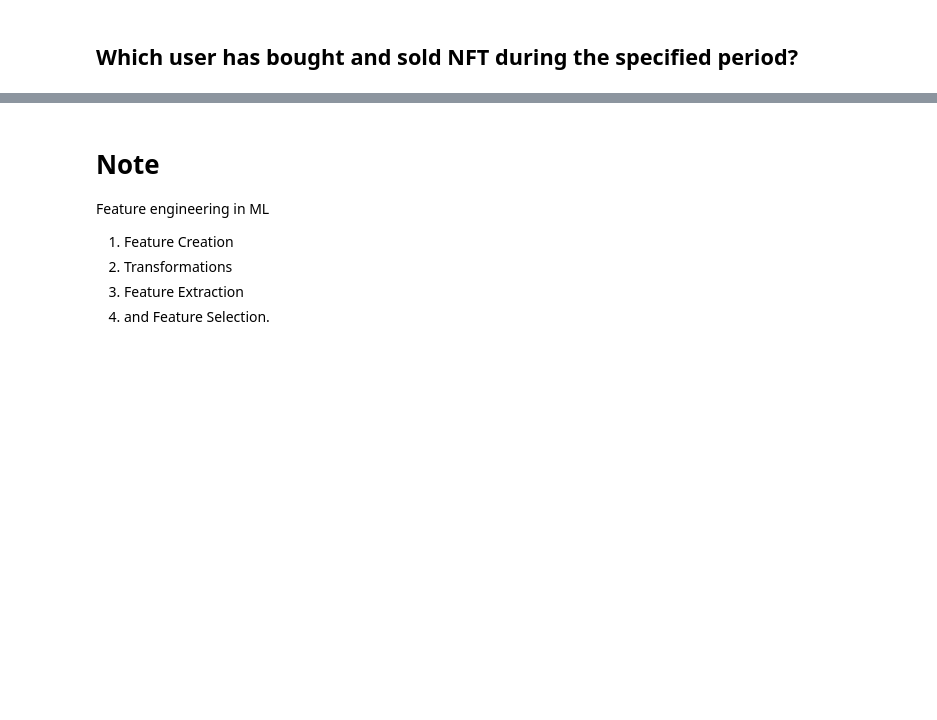
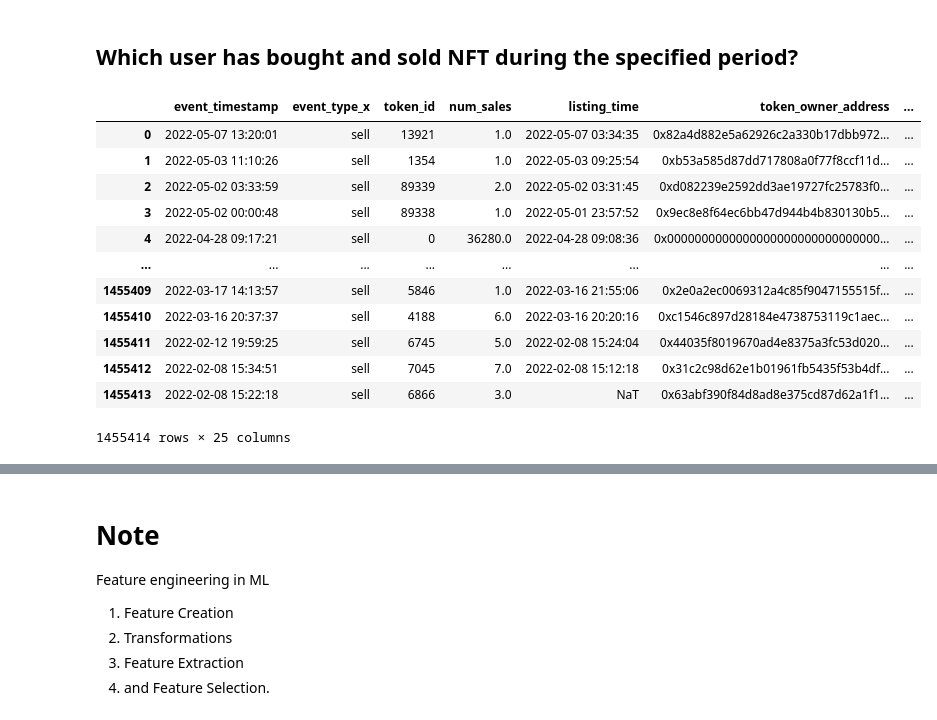
Before and after one commit to Cryptoro-DAO/OpenSea-API-crawler, a Jupyter notebook: Wallets Feature Engineering.ipynb, the cells around one changed output, grey strips where cells are left out. Saved outputs shown, nothing was run; the diff lists cells and outputs as text; code cells hidden in the pictures; blank space fills up the shorter version.

```diff
--- a/Wallets Feature Engineering.ipynb
+++ b/Wallets Feature Engineering.ipynb
@@ -599,5 +707,5 @@ wallets.groupby(["token_seller_address", "event_type"]).sum()
 # %% [markdown]
 ## Which user has bought and sold NFT during the specified period?
 # %%
-x = wallets.groupby("user_account_address")["event_type"].nunique().reset_index()
-x = x[x.event_type > 1].user_account_address.reset_index()
+x = wallets.groupby("token_seller_address")["event_type"].nunique().reset_index()
+x = x[x.event_type > 1]
@@ -607 +712,17 @@ z.groupby(["user_account_address", "event_type"]).sum().reset_index().sort_value
+# %%
+wallets.merge(x, on="token_seller_address")
+# %% [output]
+|  | event_timestamp | event_type_x | token_id | num_sales | listing_time | token_owner_address | ... |
+| 0 | 2022-05-07 13:20:01 | sell | 13921 | 1.0 | 2022-05-07 03:34:35 | 0x82a4d882e5a62926c2a330b17dbb972... | ... |
+| 1 | 2022-05-03 11:10:26 | sell | 1354 | 1.0 | 2022-05-03 09:25:54 | 0xb53a585d87dd717808a0f77f8ccf11d... | ... |
+| 2 | 2022-05-02 03:33:59 | sell | 89339 | 2.0 | 2022-05-02 03:31:45 | 0xd082239e2592dd3ae19727fc25783f0... | ... |
+| 3 | 2022-05-02 00:00:48 | sell | 89338 | 1.0 | 2022-05-01 23:57:52 | 0x9ec8e8f64ec6bb47d944b4b830130b5... | ... |
+| 4 | 2022-04-28 09:17:21 | sell | 0 | 36280.0 | 2022-04-28 09:08:36 | 0x0000000000000000000000000000000... | ... |
+| ... | ... | ... | ... | ... | ... | ... | ... |
+| 1455409 | 2022-03-17 14:13:57 | sell | 5846 | 1.0 | 2022-03-16 21:55:06 | 0x2e0a2ec0069312a4c85f9047155515f... | ... |
+| 1455410 | 2022-03-16 20:37:37 | sell | 4188 | 6.0 | 2022-03-16 20:20:16 | 0xc1546c897d28184e4738753119c1aec... | ... |
+| 1455411 | 2022-02-12 19:59:25 | sell | 6745 | 5.0 | 2022-02-08 15:24:04 | 0x44035f8019670ad4e8375a3fc53d020... | ... |
+| 1455412 | 2022-02-08 15:34:51 | sell | 7045 | 7.0 | 2022-02-08 15:12:18 | 0x31c2c98d62e1b01961fb5435f53b4df... | ... |
+| 1455413 | 2022-02-08 15:22:18 | sell | 6866 | 3.0 | NaT | 0x63abf390f84d8ad8e375cd87d62a1f1... | ... |
+1455414 rows × 25 columns
 # %%
```
Also changed, not shown: parts of 11 cells of this notebook.
